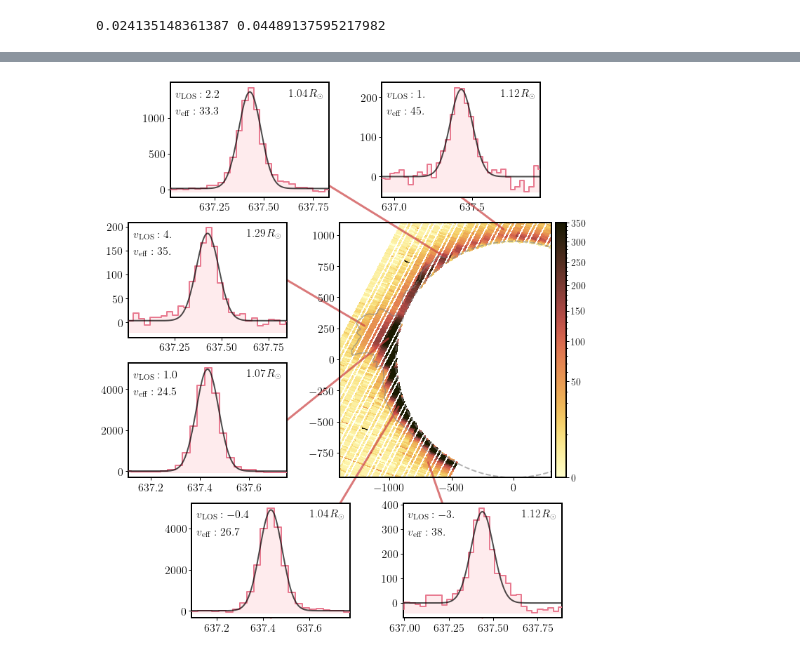
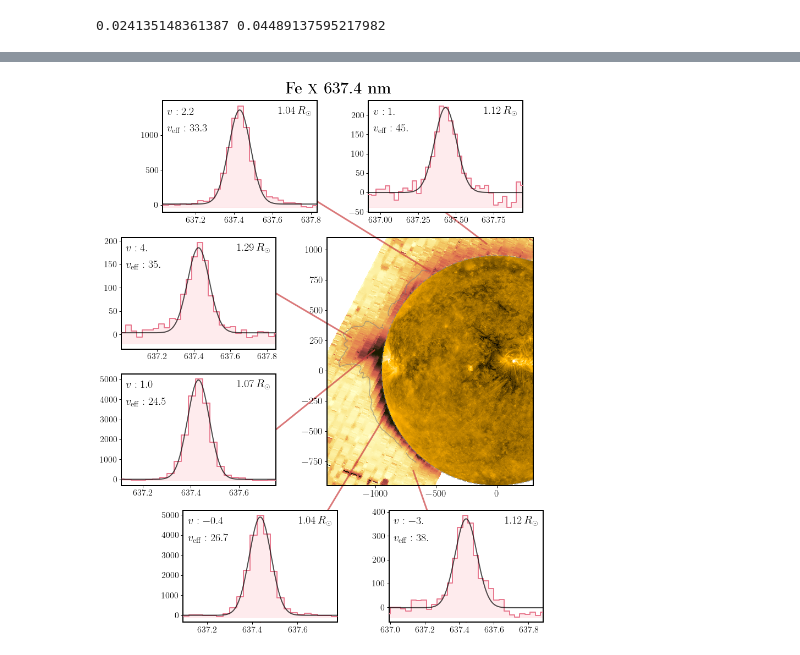
Before and after one commit to yjzhu-solar/Eclipse2017, a Jupyter notebook: ipynb/eclipse_data/off_limb_intensity_map_ext_zoomin.ipynb, the cells around one changed output, grey strips where cells are left out. Drawn from its saved outputs; the diff is of its cells as text; code cells hidden in the pictures.

```diff
--- a/ipynb/eclipse_data/off_limb_intensity_map_ext_zoomin.ipynb
+++ b/ipynb/eclipse_data/off_limb_intensity_map_ext_zoomin.ipynb
@@ -22,11 +22,15 @@ from matplotlib import patches
 from matplotlib.markers import MarkerStyle
 import cmcrameri.cm as cmcm
 import cmasher as cmr
+import sunpy.map
+aia_171_cm = plt.get_cmap("sdoaia171")
+aia_211_cm = plt.get_cmap("sdoaia211")
 from scipy import ndimage
 from scipy.io import readsav
 import copy
 from juanfit import SpectrumFitSingle, SpectrumFitRow, gaussian
 from num2tex import num2tex
+from astropy.convolution import Gaussian2DKernel, interpolate_replace_nans
 # %%
 green_path = "../../src/EclipseSpectra2017/MikesData_l1/Green/"
 red_path = "../../src/EclipseSpectra2017/MikesData_l1/Red/"
@@ -501,6 +568,31 @@ slit_xshift_red = sun_x_fitpoly(62) - slit_pos
 slit_center_x_red =  - slit_xshift_red/pixel_ratio_to_arcsec*np.cos(np.deg2rad(np.abs(rotate_angle_context)))
 slit_center_y_red =  slit_xshift_red/pixel_ratio_to_arcsec*np.sin(np.deg2rad(np.abs(rotate_angle_context)))
 # %%
+red_mask_bad_fit_matrix_ext = np.where(np.any(np.abs(red_fit_matrix_ext_err/red_fit_matrix_ext) > 0.5,axis=0) | \
+                np.any(np.isnan(red_fit_matrix_ext_err),axis=0))
+red_mask_bad_fit_matrix_bin_ext = np.where(np.any(np.abs(red_fit_matrix_bin_ext_err/red_fit_matrix_bin_ext) > 0.2,axis=0) | \
+                np.any(np.isnan(red_fit_matrix_bin_ext_err),axis=0))
+
+
+red_where_disk_ext = np.where((x_2d_grid_red_arcsec_rot_ext + slit_center_x_red)**2 + \
+                                    (y_2d_grid_red_arcsec_rot_ext + slit_center_y_red)**2 < 940**2)
+
+red_line_int_masked = np.copy(red_fit_matrix_ext[1,:,:])
+red_line_int_masked[red_mask_bad_fit_matrix_ext] = np.nan
+red_line_int_masked[red_where_disk_ext] = np.nan
+red_line_int_masked = interpolate_replace_nans(red_line_int_masked,kernel)
+red_line_int_masked[red_where_disk_ext] = np.nan
+
+red_cont_masked = np.copy(red_fit_matrix_ext[3,:,:])
+red_cont_masked[red_mask_bad_fit_matrix_ext] = np.nan
+red_cont_masked = interpolate_replace_nans(red_cont_masked, kernel)
+red_cont_masked[red_where_disk_ext] = np.nan
+
+red_line_cont_ratio_masked = red_fit_matrix_ext[1,:,:]/red_fit_matrix_ext[3,:,:]
+red_line_cont_ratio_masked[red_mask_bad_fit_matrix_ext] = np.nan
+red_line_cont_ratio_masked = interpolate_replace_nans(red_line_cont_ratio_masked,kernel)
+red_line_cont_ratio_masked[red_where_disk_ext] = np.nan
+
 red_where_disk_bin_ext = np.where((x_2d_grid_red_arcsec_bin_rot_ext + slit_center_x_red)**2 + \
                                         (y_2d_grid_red_arcsec_bin_rot_ext + slit_center_y_red)**2 < 940**2)
 
@@ -535,40 +630,47 @@ norm_red_line_int = ImageNormalize(red_line_int_masked,interval=ManualInterval(0
 
 im = ax.pcolormesh(x_2d_grid_red_arcsec_rot_ext + slit_center_x_red,
                 y_2d_grid_red_arcsec_rot_ext + slit_center_y_red,
-                red_line_int_masked,cmap=cmcm.lajolla,rasterized=True,norm=norm_red_line_int)
+                red_line_cont_ratio_masked,cmap=cmcm.lajolla,rasterized=True,vmin=0,vmax=0.1)
 
 ax.contour(img_xarcsec_array,img_yarcsec_array,FeXI_line_cont_image_rot_scipy,levels=[3],alpha=0.6,
         colors=['grey'])
 
-plot_colorbar(im, ax,width=colorbar_width)
+norm_aia_171 = ImageNormalize(aia_171_image,interval=AsymmetricPercentileInterval(0.01,99.99),stretch=LogStretch())
+ax.pcolormesh(aia_171_xcoord, aia_171_ycoord, aia_171_image,cmap=aia_171_cm,norm=norm_aia_171,
+                rasterized=True,shading="auto")
+
+# plot_colorbar(im, ax,width=colorbar_width)
 xlim_zoomin = [-1400,300]
 ylim_zoomin = [-950,1100]
 
 ax.set_aspect(1)
 # ax.add_patch(create_rec_eqs())
 ax.add_patch(create_limb_circle(rsun_arcsec))
 ax.set_xlim(xlim_zoomin)
 ax.set_ylim(ylim_zoomin)
-ax.tick_params(labelsize=16)
+ax.tick_params(labelsize=18)
 
 feed_params = (x_2d_grid_red_arcsec_bin_rot_ext + slit_center_x_red,
                         y_2d_grid_red_arcsec_bin_rot_ext + slit_center_y_red,
                         red_fit_filename_index, red_path,
                         totality_red_df_ext,FeX_xslice,flatfield_1d_FeX_52nd,52,
                         red_fit_matrix_bin_ext, red_fit_matrix_bin_ext_err,
                         red_vlos_masked, red_vlos_masked_err, red_veff_masked, red_veff_masked_err)
 
 spectral_line_zoom_in(-1009,169,fig,ax,[-1.0,0,0.75,0.45],(1,0.5),
                         *feed_params)
 spectral_line_zoom_in(-1200,271,fig,ax,[-1.0,0.55,0.75,0.45],(1,0.5),
                         *feed_params)
 spectral_line_zoom_in(-550,822,fig,ax,[-0.8,1.1,0.75,0.45],(1,0.1),
                         *feed_params)
 spectral_line_zoom_in(-83,1047,fig,ax,[0.2,1.1,0.75,0.45],(0.5,0),
                         *feed_params)
 spectral_line_zoom_in(-926,-378,fig,ax,[-0.7,-0.55,0.75,0.45],(0.5,0),
                         *feed_params)
 spectral_line_zoom_in(-689,-827,fig,ax,[0.3,-0.55,0.75,0.45],(0.5,0),
                         *feed_params)
+ax.text(-0.2,1.58,r"\textbf{Fe \textsc{x} 637.4 nm}",fontsize=30,transform=ax.transAxes)
+fig.savefig(fname="../../slides/reg_meet/figs/FeX_zoomin.pdf",format="pdf",dpi=300,bbox_inches="tight")
+fig.savefig(fname="../../slides/reg_meet/figs/FeX_zoomin.png",format="png",dpi=300,bbox_inches="tight")
 # %% [output]
-[figure, old version]
+[figure, new version]
```
Also changed, not shown: parts of 6 cells of this notebook, 14 other files.
